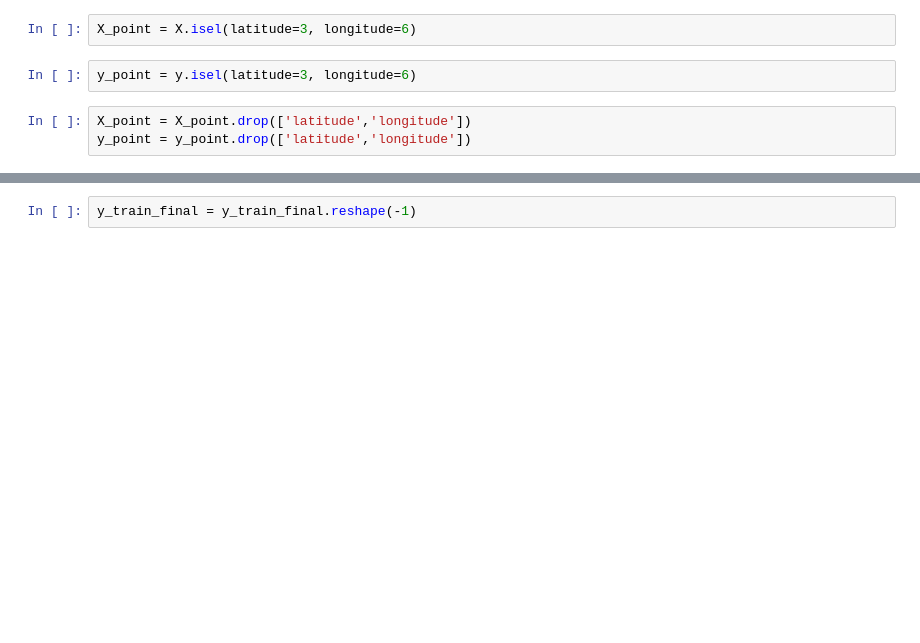
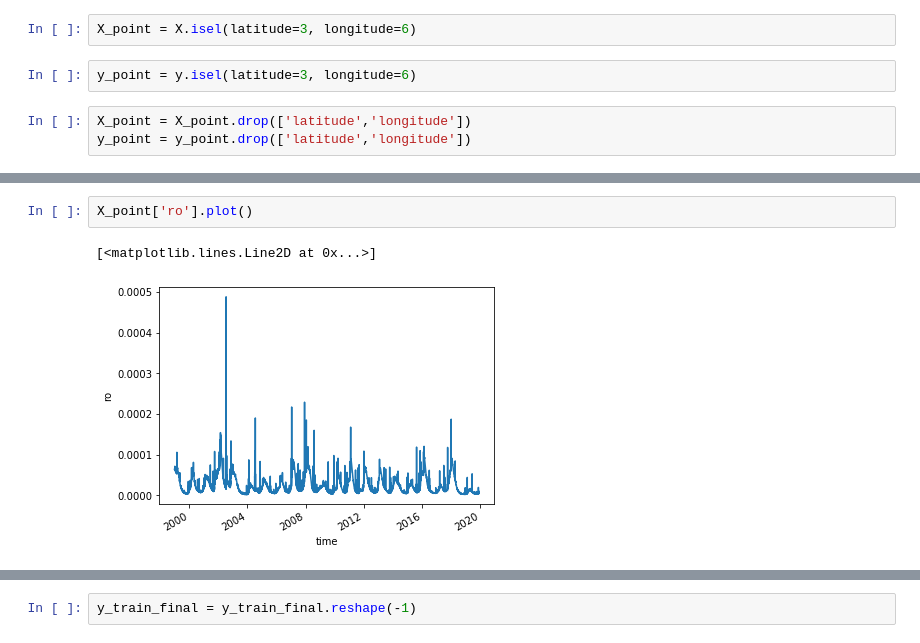
Before and after one commit to Gongsta/flood-prediction, a Jupyter notebook: jupyter/Models/elbe_model.ipynb, the cells around one changed output, grey strips where cells are left out. Saved outputs shown, nothing was run; the diff lists cells and outputs as text; blank space fills up the shorter version.

```diff
--- a/jupyter/Models/elbe_model.ipynb
+++ b/jupyter/Models/elbe_model.ipynb
@@ -123,0 +151,5 @@ y_point = y_point.drop(['latitude','longitude'])
+# %%
+X_point['ro'].plot()
+# %% [output]
+[<matplotlib.lines.Line2D at 0x...>]
+[figure, added]
```
Also changed, not shown: parts of 35 cells of this notebook, 18 other files.
